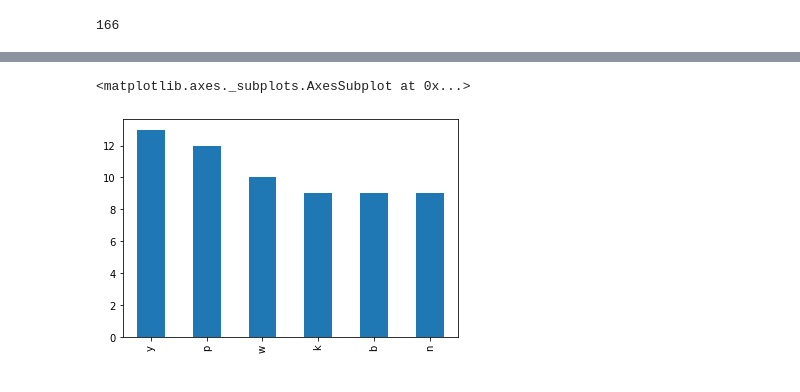
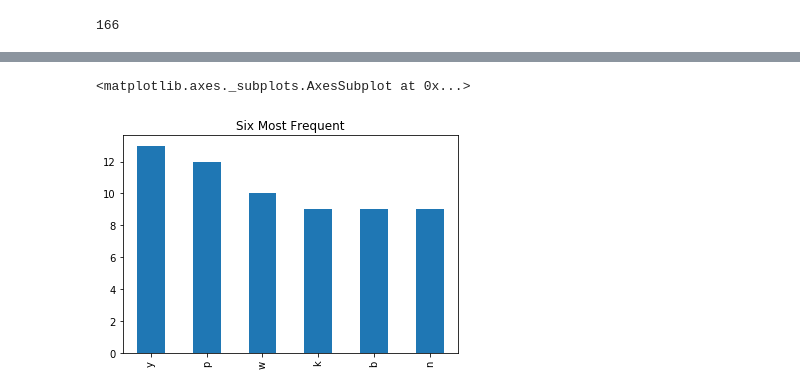
Before and after one commit to cari-holmes/python-exercises, a Jupyter notebook: pandas_series.ipynb, the cells around one changed output, grey strips where cells are left out. Cells and saved outputs as stored; diff of their text form; code cells hidden in the pictures.

```diff
--- a/pandas_series.ipynb
+++ b/pandas_series.ipynb
@@ -435,8 +496,8 @@ False
 # %%
 #E. Create a bar plot of the frequencies of the 6 most frequently occuring letters.
 import matplotlib as plt
 graph = long_string.value_counts().head(6)
-graph.plot.bar()
+graph.plot.bar(title="Six Most Frequent")
 # %% [output]
 <matplotlib.axes._subplots.AxesSubplot at 0x...>
-[figure, old version]
+[figure, new version]
```
Also changed, not shown: parts of 7 cells of this notebook.
